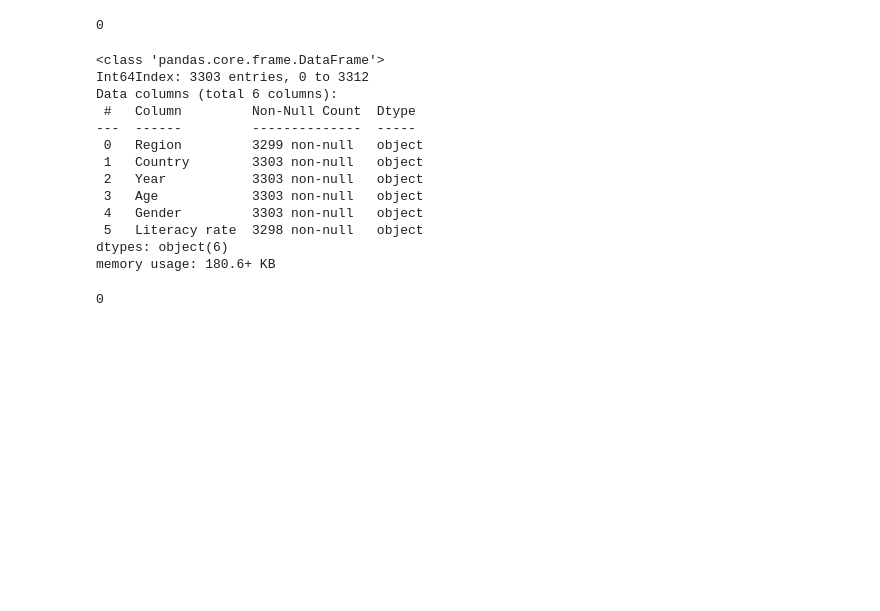
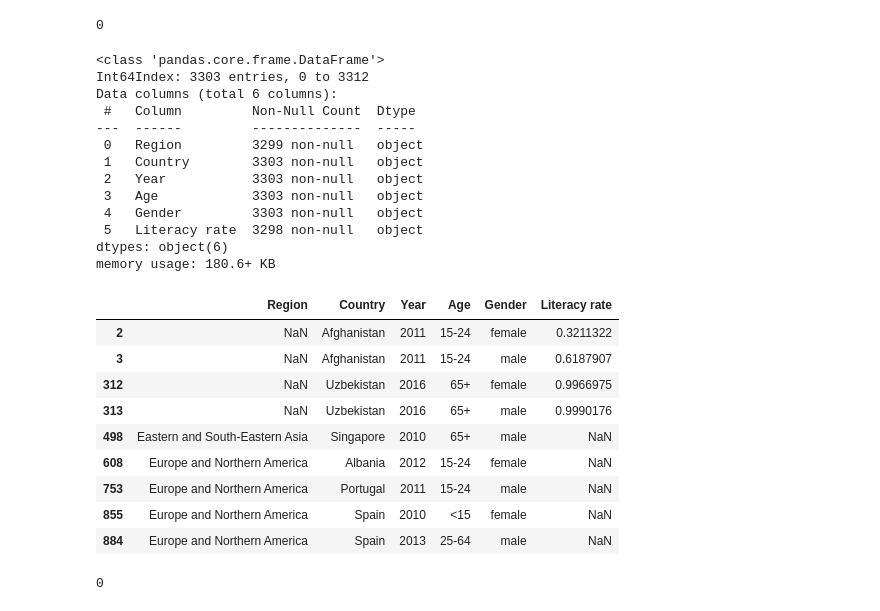
Before and after one commit to mvince33/Coding-Dojo, a Jupyter notebook: mock_belt_exam.ipynb, the cells around one changed output. Drawn from its saved outputs; the diff is of its cells as text; code cells hidden in the pictures; blank space fills up the shorter version.

```diff
--- a/mock_belt_exam.ipynb
+++ b/mock_belt_exam.ipynb
@@ -27,21 +27,32 @@ df.duplicated().sum()
 # %%
 # Check for missing values
 df.isna()
 df.info()
+df[df.isna().any(axis = 1)]
 # %% [output]
 <class 'pandas.core.frame.DataFrame'>
 Int64Index: 3303 entries, 0 to 3312
 Data columns (total 6 columns):
  #   Column         Non-Null Count  Dtype
 ---  ------         --------------  -----
  0   Region         3299 non-null   object
  1   Country        3303 non-null   object
  2   Year           3303 non-null   object
  3   Age            3303 non-null   object
  4   Gender         3303 non-null   object
  5   Literacy rate  3298 non-null   object
 dtypes: object(6)
 memory usage: 180.6+ KB
+|  | Region | Country | Year | Age | Gender | Literacy rate |
+| 2 | NaN | Afghanistan | 2011 | 15-24 | female | 0.3211322 |
+| 3 | NaN | Afghanistan | 2011 | 15-24 | male | 0.6187907 |
+| 312 | NaN | Uzbekistan | 2016 | 65+ | female | 0.9966975 |
+| 313 | NaN | Uzbekistan | 2016 | 65+ | male | 0.9990176 |
+| 498 | Eastern and South-Eastern Asia | Singapore | 2010 | 65+ | male | NaN |
+| 608 | Europe and Northern America | Albania | 2012 | 15-24 | female | NaN |
+| 753 | Europe and Northern America | Portugal | 2011 | 15-24 | male | NaN |
+| 855 | Europe and Northern America | Spain | 2010 | <15 | female | NaN |
+| 884 | Europe and Northern America | Spain | 2013 | 25-64 | male | NaN |
 # %%
 # Check the Region column.
 df.loc[df['Region'].isna(), :]
```
Also changed, not shown: parts of 2 cells of this notebook.
